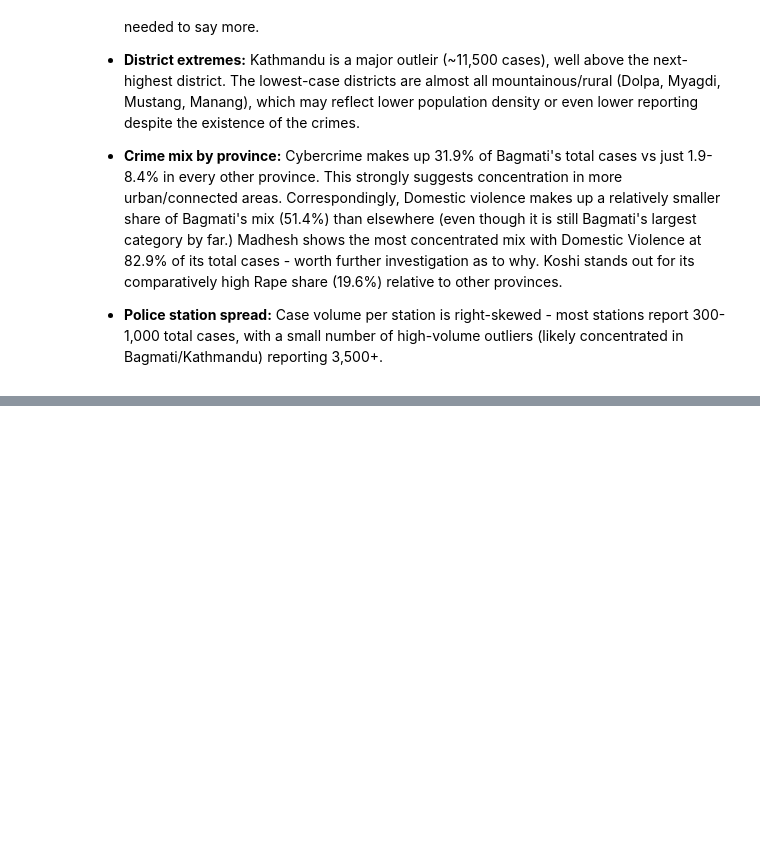
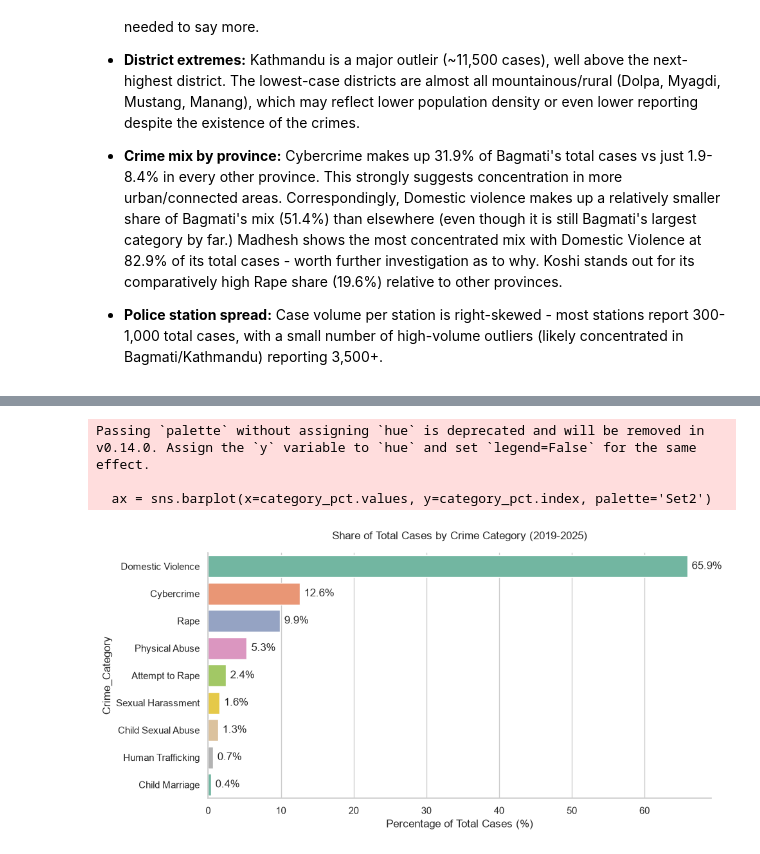
Before and after one commit to rohanpiya/gbv-nepal-eda, a Jupyter notebook: notebooks/01_gbv_nepal_eda.ipynb, the cells around one changed output, grey strips where cells are left out. Drawn from its saved outputs; the diff is of its cells as text; code cells hidden in the pictures; blank space fills up the shorter version.

Commit message:
Analyse crime category patterns

```diff
--- a/notebooks/01_gbv_nepal_eda.ipynb
+++ b/notebooks/01_gbv_nepal_eda.ipynb
@@ -400,0 +405,3 @@ plt.show()
+# %%
+category_totals = df[df['Year'] != 2026].groupby('Crime_Category')['Cases_Reported'].sum().sort_values(ascending=False)
+category_totals
@@ -400,0 +420,19 @@ plt.show()
+# %%
+category_pct = (category_totals / category_totals.sum()) * 100
+
+plt.figure(figsize=(10, 5))
+ax = sns.barplot(x=category_pct.values, y=category_pct.index, palette='Set2')
+
+for container in ax.containers:
+    ax.bar_label(container, fmt='%.1f%%', padding=5)
+
+plt.title('Share of Total Cases by Crime Category (2019-2025)', pad=15)
+plt.xlabel('Percentage of Total Cases (%)')
+sns.despine()
+plt.tight_layout()
+plt.show()
+# %% [output]
+Passing `palette` without assigning `hue` is deprecated and will be removed in v0.14.0. Assign the `y` variable to `hue` and set `legend=False` for the same effect.
+
+  ax = sns.barplot(x=category_pct.values, y=category_pct.index, palette='Set2')
+[figure, added]
```
Also changed, not shown: parts of 2 cells of this notebook, 1 other file.
